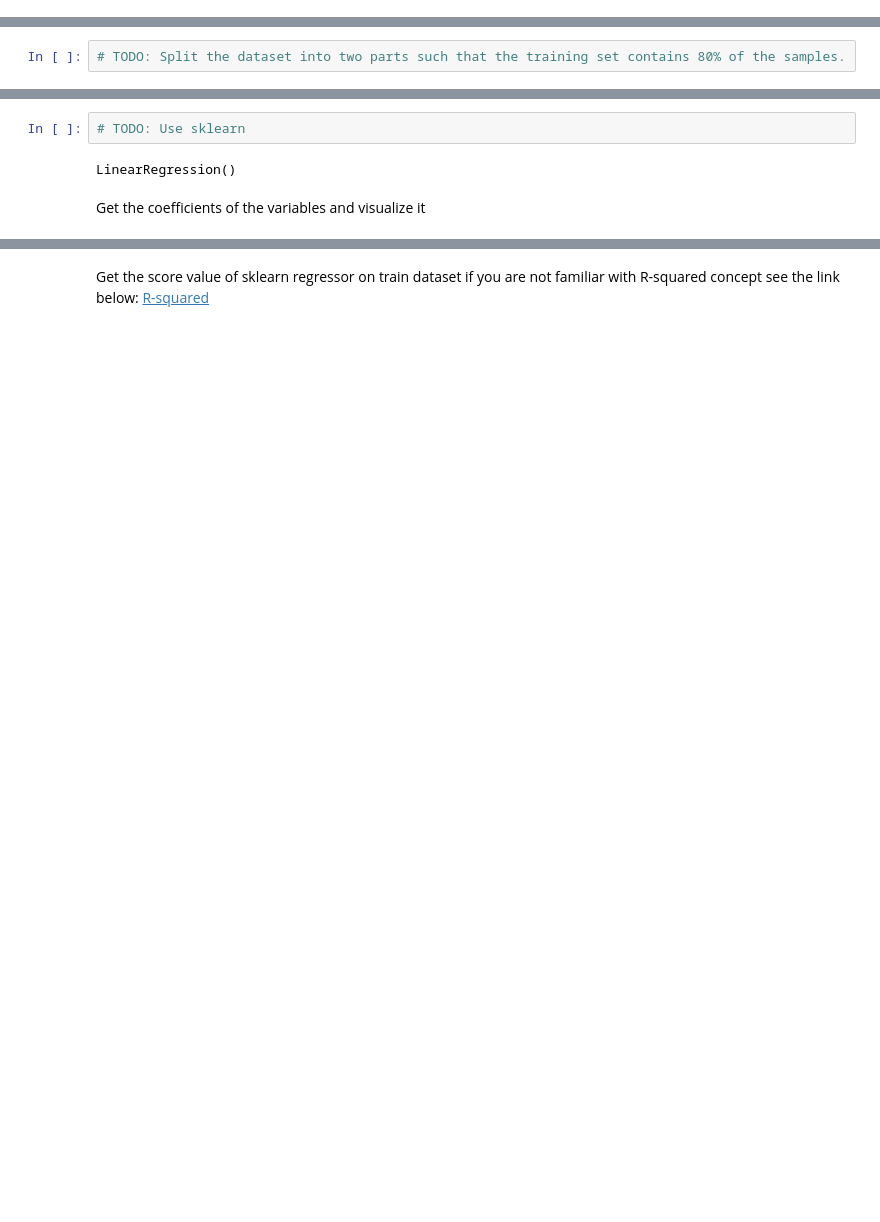
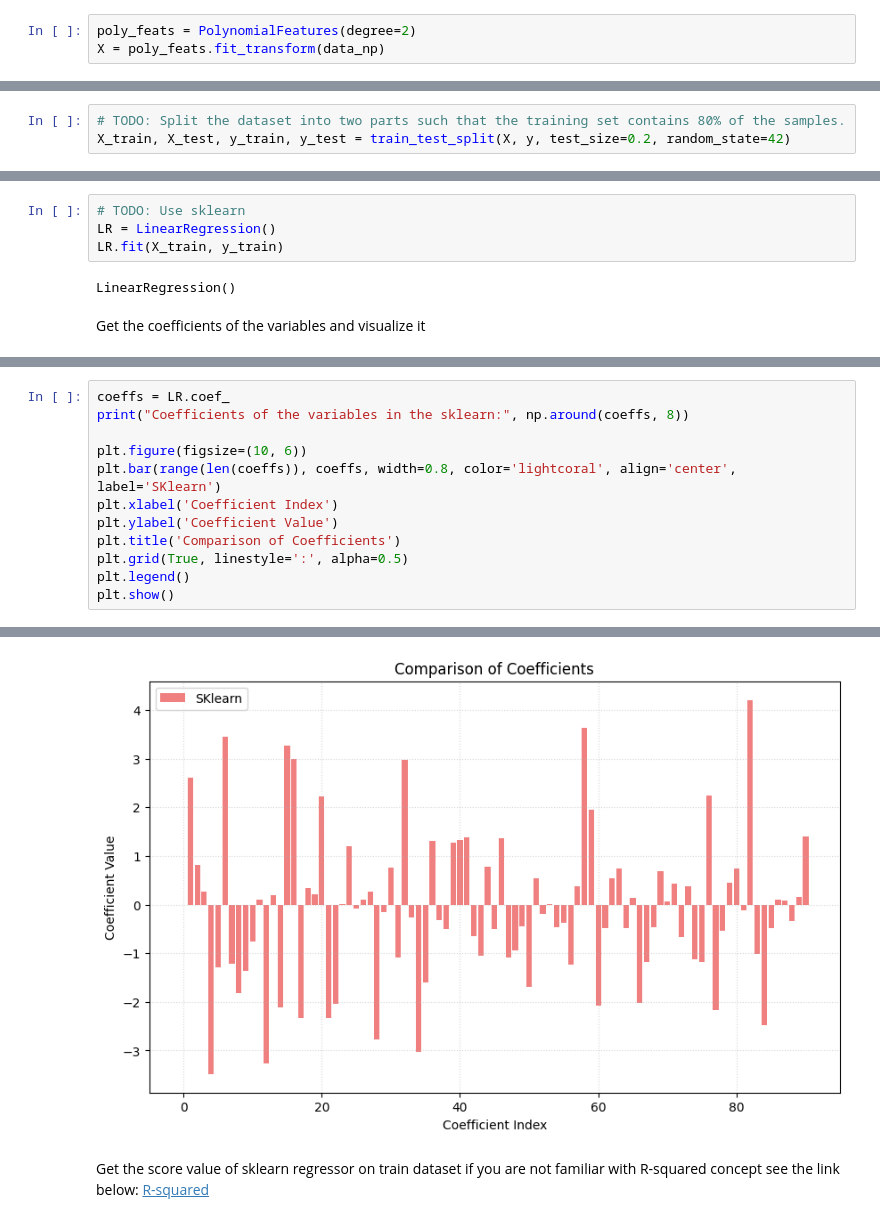
Before and after one commit to amirezzati/ml, a Jupyter notebook: homeworks/HW2/pract/Regularization.ipynb, the cells around one changed output, grey strips where cells are left out. Cells and saved outputs as stored; diff of their text form; blank space fills up the shorter version.

```diff
--- a/homeworks/HW2/pract/Regularization.ipynb
+++ b/homeworks/HW2/pract/Regularization.ipynb
@@ -110,2 +180,5 @@ look for outliers using box plot and if There are some outliers in data, use Sta
 # %% [markdown]
 add polynomial features to increase model complexity!
+# %%
+poly_feats = PolynomialFeatures(degree=2)
+X = poly_feats.fit_transform(data_np)
@@ -122,3 +201,4 @@ Extract the target column from the previously mentioned DataFrame and transform
 Split the dataset into two parts such that the training set contains 80% of the samples.
 # %%
 # TODO: Split the dataset into two parts such that the training set contains 80% of the samples.
+X_train, X_test, y_train, y_test = train_test_split(X, y, test_size=0.2, random_state=42)
@@ -129,6 +213,8 @@ Split the dataset into two parts such that the training set contains 80% of the
 Fit a linear regressor to the data. (Use sklearn)
 # %%
 # TODO: Use sklearn
+LR = LinearRegression()
+LR.fit(X_train, y_train)
 # %% [output]
 LinearRegression()
 # %% [markdown]
@@ -153,0 +222,13 @@ Coefficients of the variables in the sklearn: [ 2.6154321   0.82393716  0.271362
+# %%
+coeffs = LR.coef_
+print("Coefficients of the variables in the sklearn:", np.around(coeffs, 8))
+
+plt.figure(figsize=(10, 6))
+plt.bar(range(len(coeffs)), coeffs, width=0.8, color='lightcoral', align='center', label='SKlearn')
+plt.xlabel('Coefficient Index')
+plt.ylabel('Coefficient Value')
+plt.title('Comparison of Coefficients')
+plt.grid(True, linestyle=':', alpha=0.5)
+plt.legend()
+plt.show()
+# %% [output]
@@ -154,3 +251,4 @@ Coefficients of the variables in the sklearn: [ 2.6154321   0.82393716  0.271362
+[figure, added]
 # %% [markdown]
 Get the score value of sklearn regressor on train dataset</br>
 if you are not familiar with R-squared concept see the link below:
```
Also changed, not shown: parts of 33 cells of this notebook.
